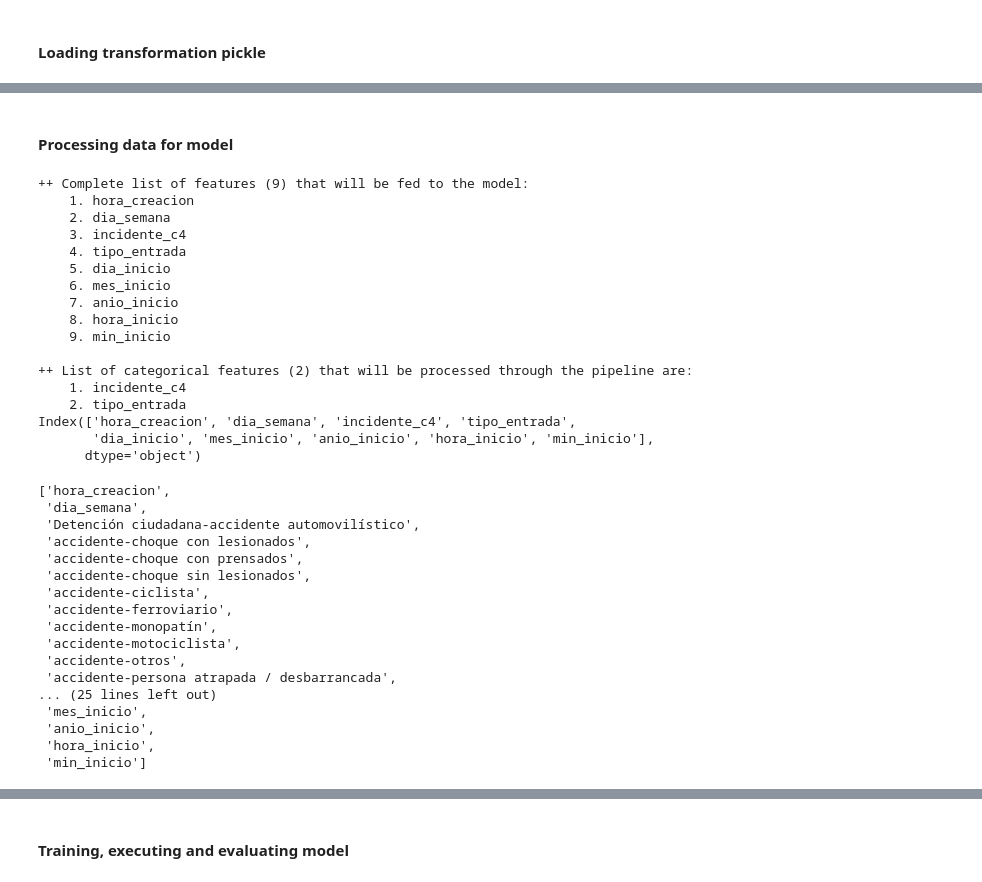
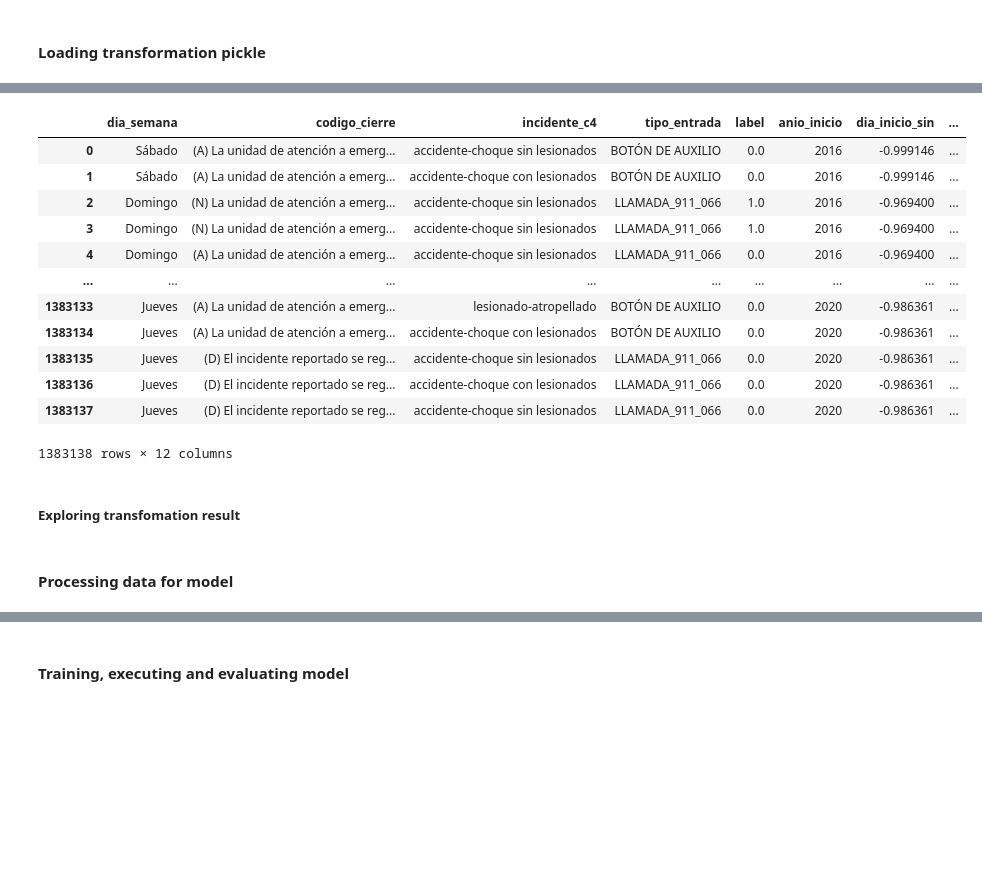
Before and after one commit to robperch/intro_to_ds_project, a Jupyter notebook: notebooks/Rob/Rob_sandbox.ipynb, the cells around one changed output, grey strips where cells are left out. Saved outputs shown, nothing was run; the diff lists cells and outputs as text; code cells hidden in the pictures; blank space fills up the shorter version.

Commit message:
Adding lines to test code to update add def dict dictionary

```diff
--- a/notebooks/Rob/Rob_sandbox.ipynb
+++ b/notebooks/Rob/Rob_sandbox.ipynb
@@ -72,4 +106,4 @@ from proyecto_1 import (
 # %% [markdown]
 #### Loading transformation pickle
 # %%
-df = load_transformation("../../" + transformation_pickle_loc)
+df_tra = load_transformation("../../" + transformation_pickle_loc)
@@ -92,42 +110,22 @@ df
+# %%
+df_tra
+# %% [output]
+|  | dia_semana | codigo_cierre | incidente_c4 | tipo_entrada | label | anio_inicio | dia_inicio_sin | ... |
+| 0 | Sábado | (A) La unidad de atención a emerg... | accidente-choque sin lesionados | BOTÓN DE AUXILIO | 0.0 | 2016 | -0.999146 | ... |
+| 1 | Sábado | (A) La unidad de atención a emerg... | accidente-choque con lesionados | BOTÓN DE AUXILIO | 0.0 | 2016 | -0.999146 | ... |
+| 2 | Domingo | (N) La unidad de atención a emerg... | accidente-choque sin lesionados | LLAMADA_911_066 | 1.0 | 2016 | -0.969400 | ... |
+| 3 | Domingo | (N) La unidad de atención a emerg... | accidente-choque sin lesionados | LLAMADA_911_066 | 1.0 | 2016 | -0.969400 | ... |
+| 4 | Domingo | (A) La unidad de atención a emerg... | accidente-choque sin lesionados | LLAMADA_911_066 | 0.0 | 2016 | -0.969400 | ... |
+| ... | ... | ... | ... | ... | ... | ... | ... | ... |
+| 1383133 | Jueves | (A) La unidad de atención a emerg... | lesionado-atropellado | BOTÓN DE AUXILIO | 0.0 | 2020 | -0.986361 | ... |
+| 1383134 | Jueves | (A) La unidad de atención a emerg... | accidente-choque con lesionados | BOTÓN DE AUXILIO | 0.0 | 2020 | -0.986361 | ... |
+| 1383135 | Jueves | (D) El incidente reportado se reg... | accidente-choque sin lesionados | LLAMADA_911_066 | 0.0 | 2020 | -0.986361 | ... |
+| 1383136 | Jueves | (D) El incidente reportado se reg... | accidente-choque con lesionados | LLAMADA_911_066 | 0.0 | 2020 | -0.986361 | ... |
+| 1383137 | Jueves | (D) El incidente reportado se reg... | accidente-choque sin lesionados | LLAMADA_911_066 | 0.0 | 2020 | -0.986361 | ... |
+1383138 rows × 12 columns
+# %% [markdown]
+##### Exploring transfomation result
 # %% [markdown]
 #### Processing data for model
 # %%
 df_features_prc, df_labels, df_features_prc_cols = feature_generation(df)
-# %% [output]
-++ Complete list of features (9) that will be fed to the model:
-    1. hora_creacion
-    2. dia_semana
-    3. incidente_c4
-    4. tipo_entrada
-    5. dia_inicio
-    6. mes_inicio
-    7. anio_inicio
-    8. hora_inicio
-    9. min_inicio
-
-++ List of categorical features (2) that will be processed through the pipeline are:
-    1. incidente_c4
-    2. tipo_entrada
-Index(['hora_creacion', 'dia_semana', 'incidente_c4', 'tipo_entrada',
-       'dia_inicio', 'mes_inicio', 'anio_inicio', 'hora_inicio', 'min_inicio'],
-      dtype='object')
-# %%
-df_features_prc_cols
-# %% [output]
-['hora_creacion',
- 'dia_semana',
- 'Detención ciudadana-accidente automovilístico',
- 'accidente-choque con lesionados',
- 'accidente-choque con prensados',
- 'accidente-choque sin lesionados',
- 'accidente-ciclista',
- 'accidente-ferroviario',
- 'accidente-monopatín',
- 'accidente-motociclista',
- 'accidente-otros',
- 'accidente-persona atrapada / desbarrancada',
-... (25 lines left out)
- 'mes_inicio',
- 'anio_inicio',
- 'hora_inicio',
- 'min_inicio']
```
Also changed, not shown: parts of 22 cells of this notebook.
